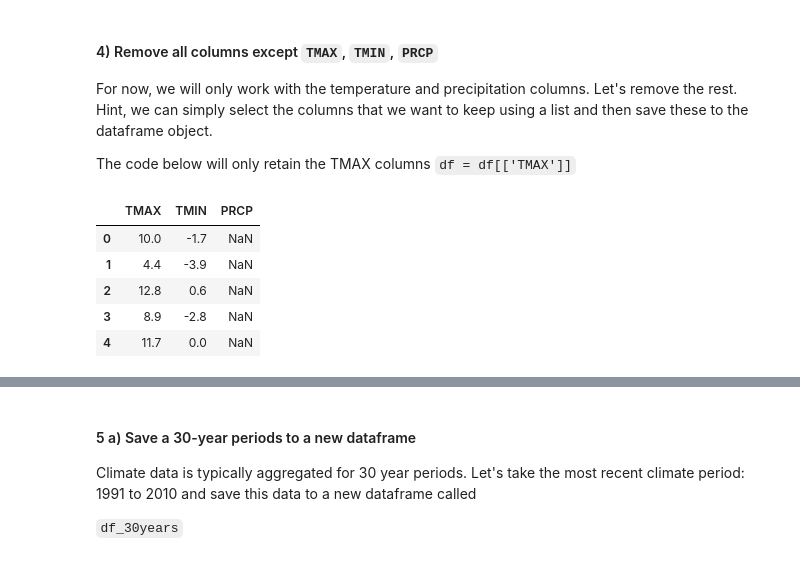
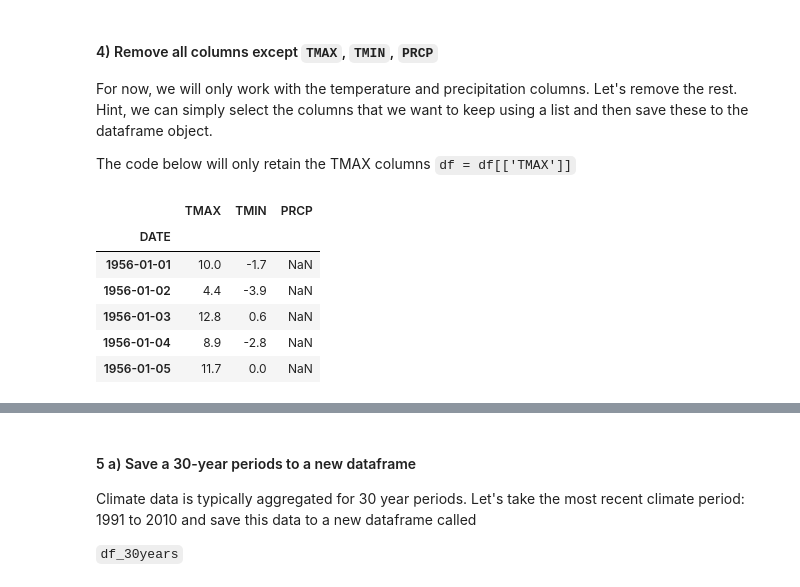
Before and after one commit to megnicely/ISAT_420_S26_Shared, a Jupyter notebook: W5_Pandas_Groupby_And_Timeseries/Code/w5_pandas_timerseries_practice.ipynb, the cells around one changed output, grey strips where cells are left out. Cells and saved outputs as stored; diff of their text form; code cells hidden in the pictures.

```diff
--- a/W5_Pandas_Groupby_And_Timeseries/Code/w5_pandas_timerseries_practice.ipynb
+++ b/W5_Pandas_Groupby_And_Timeseries/Code/w5_pandas_timerseries_practice.ipynb
@@ -27,5 +27,6 @@ df = pd.read_csv(datafile, sep=r'\s+',
                  na_values=[-9999.0, -99.0],
                  skiprows = [1],
                  parse_dates=[4])
+df = df.set_index('DATE')
 df.head()
 # %% [output]
@@ -79,16 +81,17 @@ For now, we will only work with the temperature and precipitation columns. Let's
 The code below will only retain the TMAX columns
 `df = df[['TMAX']]`
 # %%
-df_tempandprec = df[['TMAX','TMIN','PRCP']]
+df_t_p = df[['TMAX','TMIN','PRCP']]
 
-df_tempandprec.head()
+df_t_p.head()
 # %% [output]
 |  | TMAX | TMIN | PRCP |
-| 0 | 10.0 | -1.7 | NaN |
-| 1 | 4.4 | -3.9 | NaN |
-| 2 | 12.8 | 0.6 | NaN |
-| 3 | 8.9 | -2.8 | NaN |
-| 4 | 11.7 | 0.0 | NaN |
+| DATE |  |  |  |
+| 1956-01-01 | 10.0 | -1.7 | NaN |
+| 1956-01-02 | 4.4 | -3.9 | NaN |
+| 1956-01-03 | 12.8 | 0.6 | NaN |
+| 1956-01-04 | 8.9 | -2.8 | NaN |
+| 1956-01-05 | 11.7 | 0.0 | NaN |
 # %% [markdown]
 #### 5) Construct a climate diagram.
 
```
Also changed, not shown: parts of 6 cells of this notebook.
